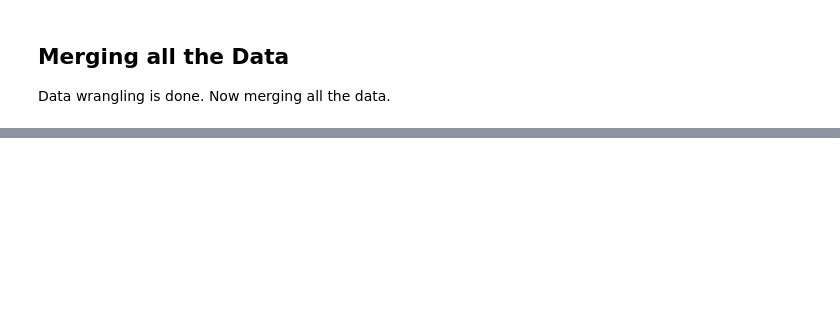
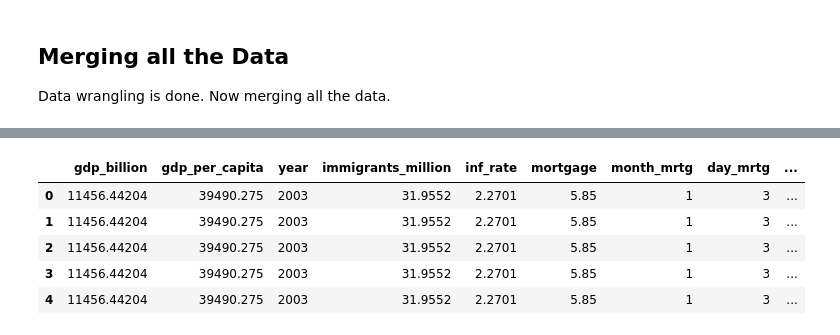
Before and after one commit to VastavTailwal/US-Home-Price-Prediction, a Jupyter notebook: home-price-data-wrangling.ipynb, the cells around one changed output, grey strips where cells are left out. Drawn from its saved outputs; the diff is of its cells as text; code cells hidden in the pictures; blank space fills up the shorter version.

```diff
--- a/home-price-data-wrangling.ipynb
+++ b/home-price-data-wrangling.ipynb
@@ -461,2 +449,11 @@ Index(['gdp_billion', 'gdp_per_capita', 'year', 'avg', 'month_avg',
       dtype='object')
+# %%
+df.head()
+# %% [output]
+|  | gdp_billion | gdp_per_capita | year | immigrants_million | inf_rate | mortgage | month_mrtg | day_mrtg | ... |
+| 0 | 11456.44204 | 39490.275 | 2003 | 31.9552 | 2.2701 | 5.85 | 1 | 3 | ... |
+| 1 | 11456.44204 | 39490.275 | 2003 | 31.9552 | 2.2701 | 5.85 | 1 | 3 | ... |
+| 2 | 11456.44204 | 39490.275 | 2003 | 31.9552 | 2.2701 | 5.85 | 1 | 3 | ... |
+| 3 | 11456.44204 | 39490.275 | 2003 | 31.9552 | 2.2701 | 5.85 | 1 | 3 | ... |
+| 4 | 11456.44204 | 39490.275 | 2003 | 31.9552 | 2.2701 | 5.85 | 1 | 3 | ... |
 # %%
```
Also changed, not shown: parts of 38 cells of this notebook, 11 other files.
